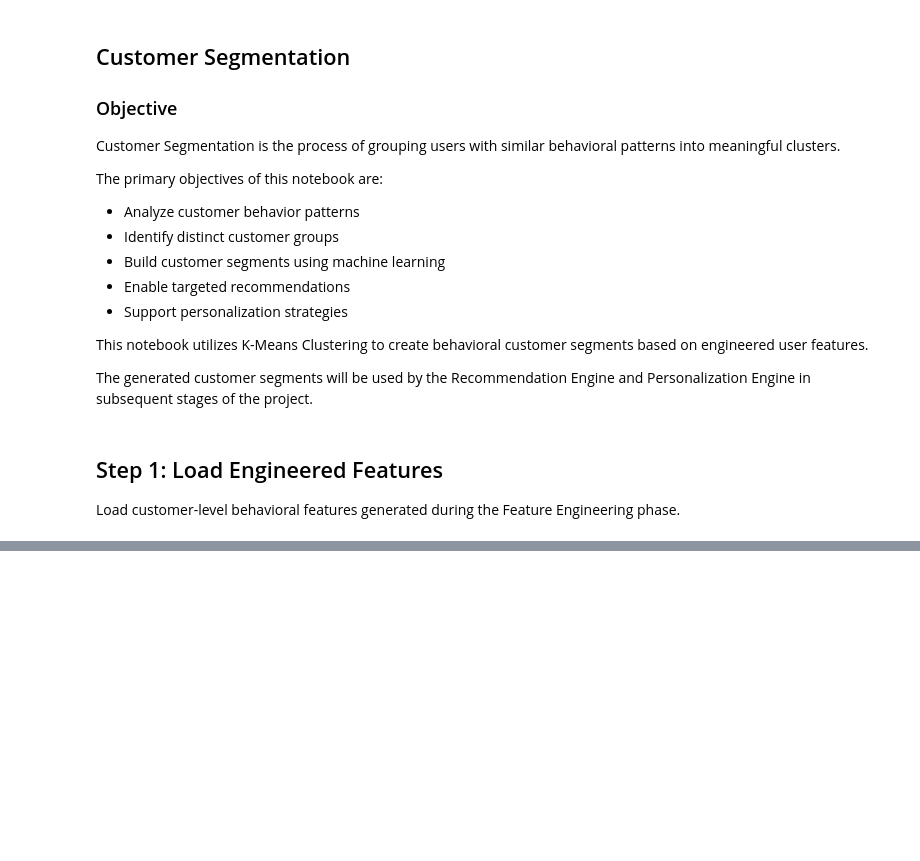
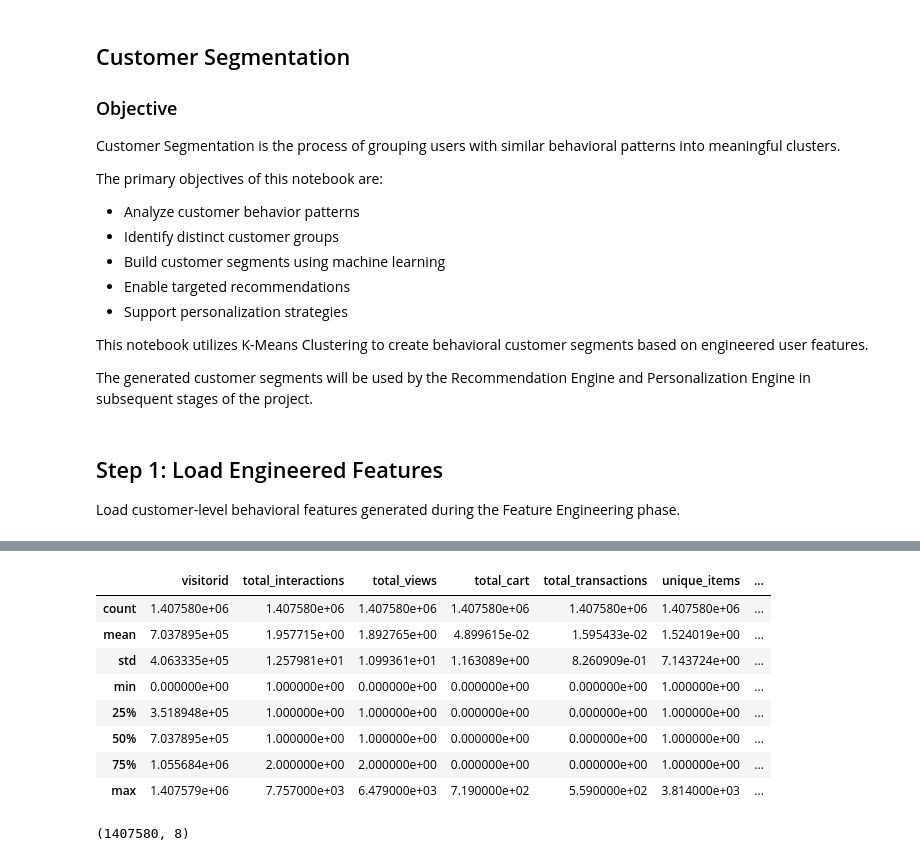
Before and after one commit to prakhar9754/recommendiq, a Jupyter notebook: notebooks/06_customer_segmentation.ipynb, the cells around one changed output, grey strips where cells are left out. Cells and saved outputs as stored; diff of their text form; code cells hidden in the pictures; blank space fills up the shorter version.

```diff
--- a/notebooks/06_customer_segmentation.ipynb
+++ b/notebooks/06_customer_segmentation.ipynb
@@ -40,0 +69,17 @@ customer_features.head()
+# %%
+#descriptive stats
+customer_features.describe()
+# %% [output]
+|  | visitorid | total_interactions | total_views | total_cart | total_transactions | unique_items | ... |
+| count | 1.407580e+06 | 1.407580e+06 | 1.407580e+06 | 1.407580e+06 | 1.407580e+06 | 1.407580e+06 | ... |
+| mean | 7.037895e+05 | 1.957715e+00 | 1.892765e+00 | 4.899615e-02 | 1.595433e-02 | 1.524019e+00 | ... |
+| std | 4.063335e+05 | 1.257981e+01 | 1.099361e+01 | 1.163089e+00 | 8.260909e-01 | 7.143724e+00 | ... |
+| min | 0.000000e+00 | 1.000000e+00 | 0.000000e+00 | 0.000000e+00 | 0.000000e+00 | 1.000000e+00 | ... |
+| 25% | 3.518948e+05 | 1.000000e+00 | 1.000000e+00 | 0.000000e+00 | 0.000000e+00 | 1.000000e+00 | ... |
+| 50% | 7.037895e+05 | 1.000000e+00 | 1.000000e+00 | 0.000000e+00 | 0.000000e+00 | 1.000000e+00 | ... |
+| 75% | 1.055684e+06 | 2.000000e+00 | 2.000000e+00 | 0.000000e+00 | 0.000000e+00 | 1.000000e+00 | ... |
+| max | 1.407579e+06 | 7.757000e+03 | 6.479000e+03 | 7.190000e+02 | 5.590000e+02 | 3.814000e+03 | ... |
+# %%
+customer_features.shape
+# %% [output]
+(1407580, 8)
```
Also changed, not shown: parts of 17 cells of this notebook.
